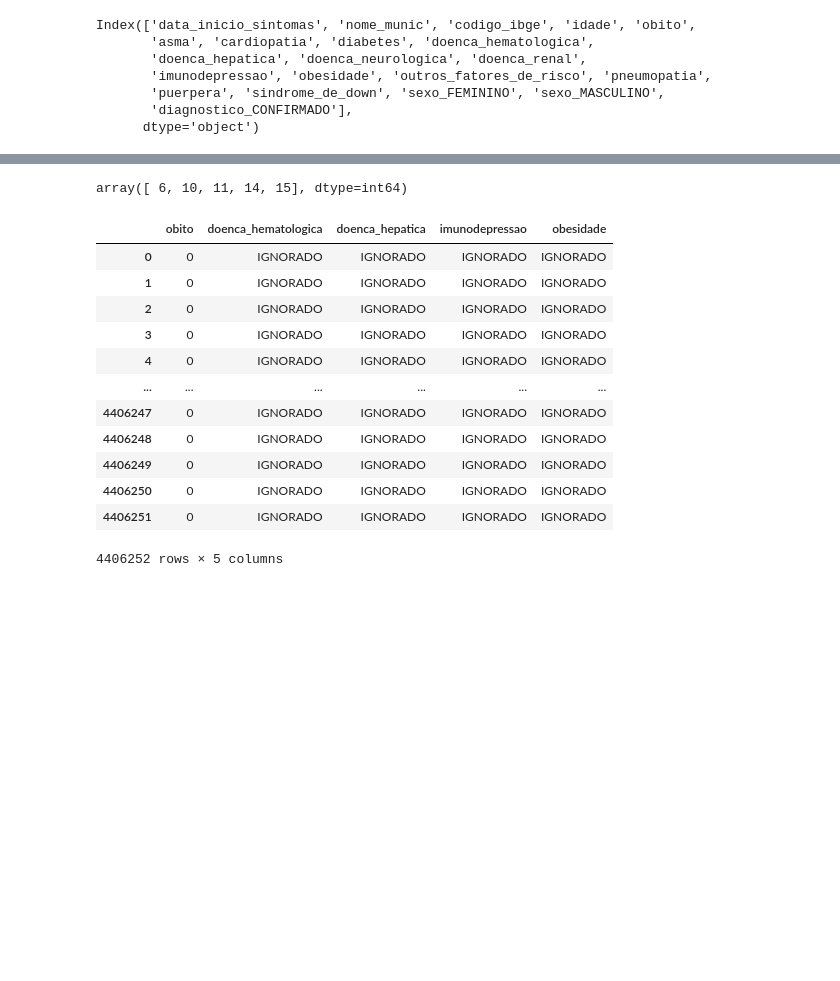
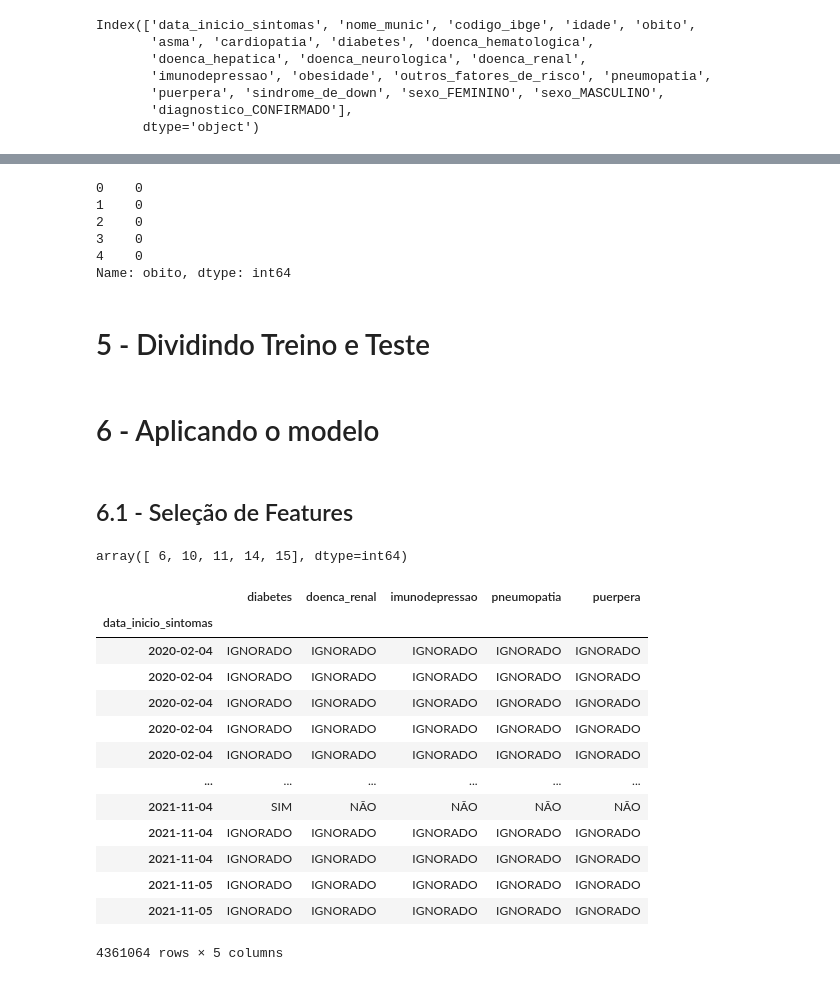
Before and after one commit to 1colete/dh_projeto_integrador, a Jupyter notebook: 2_modelagem.ipynb, the cells around one changed output, grey strips where cells are left out. Saved outputs shown, nothing was run; the diff lists cells and outputs as text; code cells hidden in the pictures; blank space fills up the shorter version.

```diff
--- a/2_modelagem.ipynb
+++ b/2_modelagem.ipynb
@@ -227,34 +192,51 @@ Name: obito, dtype: int64
+# %%
+# dataframe com a variavel target
+y.head()
+# %% [output]
+0    0
+1    0
+2    0
+3    0
+4    0
+Name: obito, dtype: int64
+# %% [markdown]
+# 5 - Dividindo Treino e Teste
 # %%
 seed = 10
 X_train, X_test, y_train, y_test = train_test_split(X, y,test_size = 0.3,random_state = seed)
+# %% [markdown]
+# 6 - Aplicando o modelo
 # %%
 model_logistic = LogisticRegression()
+# %% [markdown]
+## 6.1 - Seleção de Features
 # %%
 #Aplicando o RFE
 #quero que selecione as 5 features mais importantes
 rfe = RFE(model_logistic, n_features_to_select = 5, step = 1)
 # modelo utilizado de regressão logistica /  n_features_to_select =quantidade de features a permanecer / step = de quanto em quantas colunas eu removo
 fit = rfe.fit(X, y)
-# %%
-fit.get_support(indices=True)
-# %% [output]
-array([ 6, 10, 11, 14, 15], dtype=int64)
+# %%
+# visualizando os índices:
+cols = fit.get_support(indices=True)
+cols
+# %% [output]
+array([ 6, 10, 11, 14, 15], dtype=int64)
 # %%
-# visualizando os índices:
-cols = fit.get_support(indices=True)
-df.iloc[:,cols]
 # ABAIXO O DATASET COM SOMENTE AS COLUNAS QUE O RFE SELECIONOU COMO MAIS IMPORTANTES PARA O MODELO
+df_nonan.iloc[:,cols]
 # %% [output]
-|  | obito | doenca_hematologica | doenca_hepatica | imunodepressao | obesidade |
-| 0 | 0 | IGNORADO | IGNORADO | IGNORADO | IGNORADO |
-| 1 | 0 | IGNORADO | IGNORADO | IGNORADO | IGNORADO |
-| 2 | 0 | IGNORADO | IGNORADO | IGNORADO | IGNORADO |
-| 3 | 0 | IGNORADO | IGNORADO | IGNORADO | IGNORADO |
-| 4 | 0 | IGNORADO | IGNORADO | IGNORADO | IGNORADO |
+|  | diabetes | doenca_renal | imunodepressao | pneumopatia | puerpera |
+| data_inicio_sintomas |  |  |  |  |  |
+| 2020-02-04 | IGNORADO | IGNORADO | IGNORADO | IGNORADO | IGNORADO |
+| 2020-02-04 | IGNORADO | IGNORADO | IGNORADO | IGNORADO | IGNORADO |
+| 2020-02-04 | IGNORADO | IGNORADO | IGNORADO | IGNORADO | IGNORADO |
+| 2020-02-04 | IGNORADO | IGNORADO | IGNORADO | IGNORADO | IGNORADO |
+| 2020-02-04 | IGNORADO | IGNORADO | IGNORADO | IGNORADO | IGNORADO |
 | ... | ... | ... | ... | ... | ... |
-| 4406247 | 0 | IGNORADO | IGNORADO | IGNORADO | IGNORADO |
-| 4406248 | 0 | IGNORADO | IGNORADO | IGNORADO | IGNORADO |
-| 4406249 | 0 | IGNORADO | IGNORADO | IGNORADO | IGNORADO |
-| 4406250 | 0 | IGNORADO | IGNORADO | IGNORADO | IGNORADO |
-| 4406251 | 0 | IGNORADO | IGNORADO | IGNORADO | IGNORADO |
+| 2021-11-04 | SIM | NÃO | NÃO | NÃO | NÃO |
+| 2021-11-04 | IGNORADO | IGNORADO | IGNORADO | IGNORADO | IGNORADO |
+| 2021-11-04 | IGNORADO | IGNORADO | IGNORADO | IGNORADO | IGNORADO |
+| 2021-11-05 | IGNORADO | IGNORADO | IGNORADO | IGNORADO | IGNORADO |
+| 2021-11-05 | IGNORADO | IGNORADO | IGNORADO | IGNORADO | IGNORADO |
-4406252 rows × 5 columns
+4361064 rows × 5 columns
```
Also changed, not shown: parts of 20 cells of this notebook.
